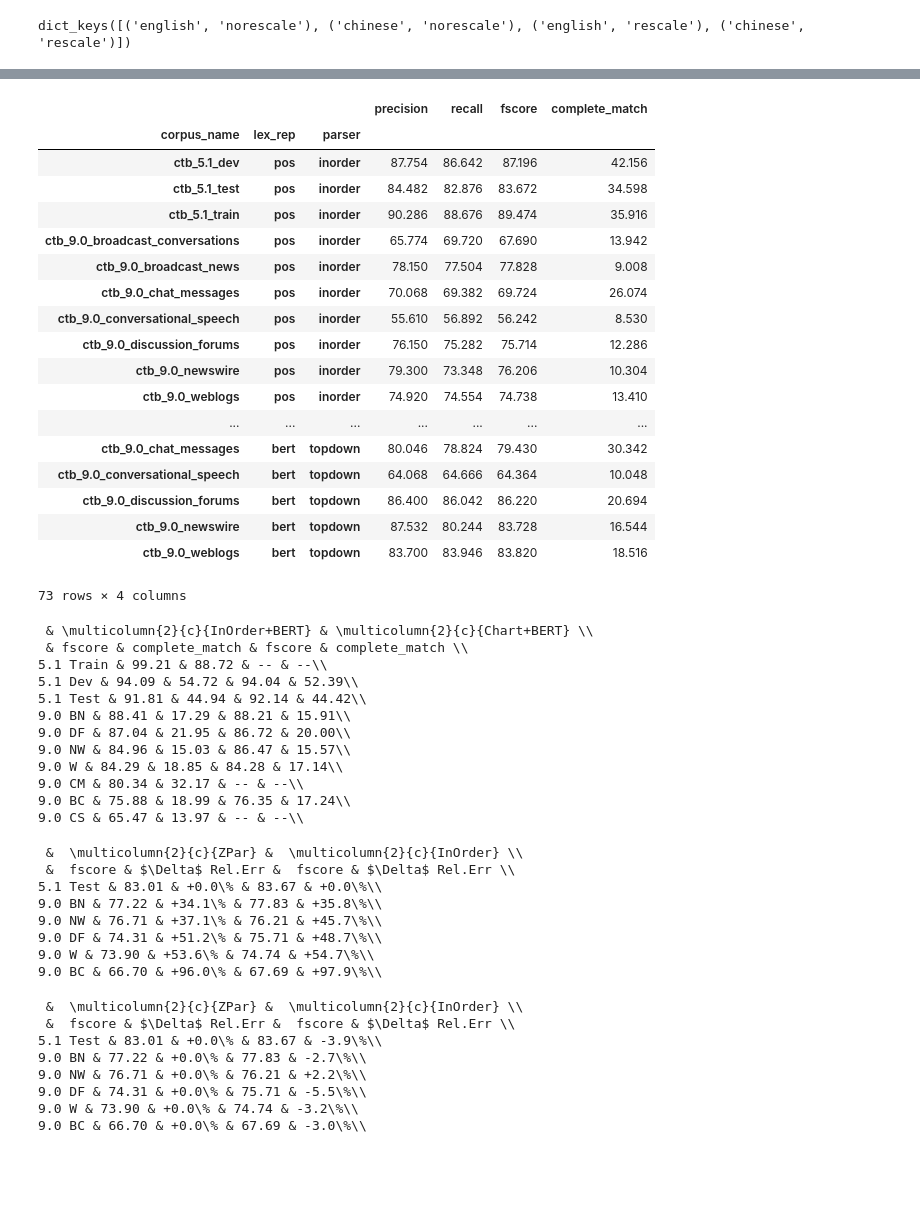
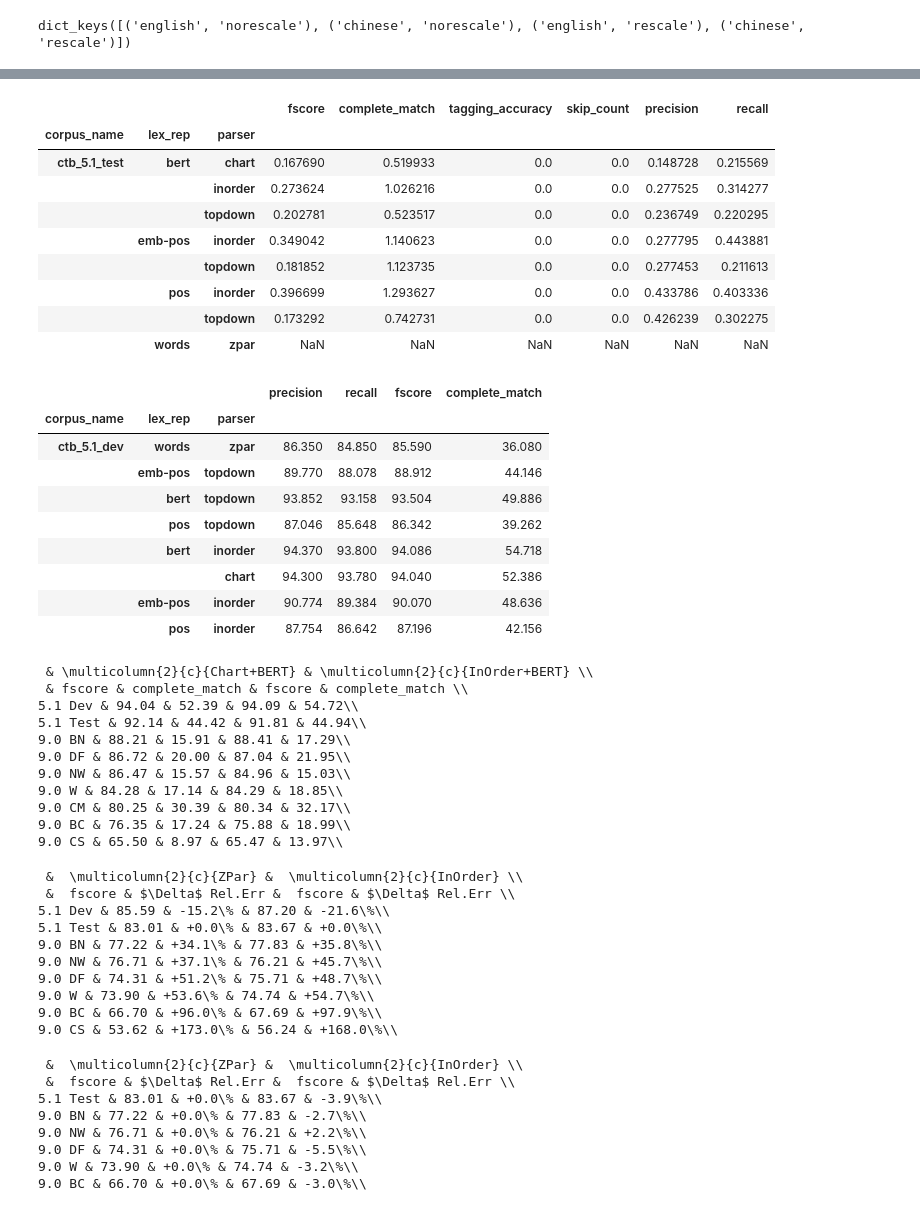
Before and after one commit to dpfried/parse-analysis, a Jupyter notebook: src/decode_analysis_chinese.ipynb, the cells around one changed output, grey strips where cells are left out. Saved outputs shown, nothing was run; the diff lists cells and outputs as text; code cells hidden in the pictures; blank space fills up the shorter version.

```diff
--- a/src/decode_analysis_chinese.ipynb
+++ b/src/decode_analysis_chinese.ipynb
@@ -170,3 +204,16 @@ grouped_decodes[-grouped_decodes['fscore'].isnull()][['fscore', 'complete_match'
+# %%
+grouped_decodes_std[grouped_decodes_std.index.get_level_values('corpus_name') == 'ctb_5.1_test']
+# %% [output]
+|  |  |  | fscore | complete_match | tagging_accuracy | skip_count | precision | recall |
+| corpus_name | lex_rep | parser |  |  |  |  |  |  |
+| ctb_5.1_test | bert | chart | 0.167690 | 0.519933 | 0.0 | 0.0 | 0.148728 | 0.215569 |
+|  |  | inorder | 0.273624 | 1.026216 | 0.0 | 0.0 | 0.277525 | 0.314277 |
+|  |  | topdown | 0.202781 | 0.523517 | 0.0 | 0.0 | 0.236749 | 0.220295 |
+|  | emb-pos | inorder | 0.349042 | 1.140623 | 0.0 | 0.0 | 0.277795 | 0.443881 |
+|  |  | topdown | 0.181852 | 1.123735 | 0.0 | 0.0 | 0.277453 | 0.211613 |
+|  | pos | inorder | 0.396699 | 1.293627 | 0.0 | 0.0 | 0.433786 | 0.403336 |
+|  |  | topdown | 0.173292 | 0.742731 | 0.0 | 0.0 | 0.426239 | 0.302275 |
+|  | words | zpar | NaN | NaN | NaN | NaN | NaN | NaN |
 # %%
 from collections import OrderedDict
 # %%
@@ -177,51 +224,41 @@ import decode_analysis
 reload(decode_analysis)
 from decode_analysis import print_rer, error_delta, print_stats
 # %%
-df = decode_analysis.error_delta(grouped_decodes, relative_to='ctb_5.1_test')
+df = decode_analysis.error_delta(grouped_decodes, relative_to='ctb_5.1_dev')
 # %%
-df[['precision', 'recall', 'fscore', 'complete_match']]
+df[df.index.get_level_values('corpus_name')=='ctb_5.1_dev'][['precision', 'recall', 'fscore', 'complete_match']]
 # %% [output]
 |  |  |  | precision | recall | fscore | complete_match |
 | corpus_name | lex_rep | parser |  |  |  |  |
-| ctb_5.1_dev | pos | inorder | 87.754 | 86.642 | 87.196 | 42.156 |
-| ctb_5.1_test | pos | inorder | 84.482 | 82.876 | 83.672 | 34.598 |
-| ctb_5.1_train | pos | inorder | 90.286 | 88.676 | 89.474 | 35.916 |
-| ctb_9.0_broadcast_conversations | pos | inorder | 65.774 | 69.720 | 67.690 | 13.942 |
-| ctb_9.0_broadcast_news | pos | inorder | 78.150 | 77.504 | 77.828 | 9.008 |
-| ctb_9.0_chat_messages | pos | inorder | 70.068 | 69.382 | 69.724 | 26.074 |
-| ctb_9.0_conversational_speech | pos | inorder | 55.610 | 56.892 | 56.242 | 8.530 |
-| ctb_9.0_discussion_forums | pos | inorder | 76.150 | 75.282 | 75.714 | 12.286 |
-| ctb_9.0_newswire | pos | inorder | 79.300 | 73.348 | 76.206 | 10.304 |
-| ctb_9.0_weblogs | pos | inorder | 74.920 | 74.554 | 74.738 | 13.410 |
-| ... | ... | ... | ... | ... | ... | ... |
-| ctb_9.0_chat_messages | bert | topdown | 80.046 | 78.824 | 79.430 | 30.342 |
-| ctb_9.0_conversational_speech | bert | topdown | 64.068 | 64.666 | 64.364 | 10.048 |
-| ctb_9.0_discussion_forums | bert | topdown | 86.400 | 86.042 | 86.220 | 20.694 |
-| ctb_9.0_newswire | bert | topdown | 87.532 | 80.244 | 83.728 | 16.544 |
-| ctb_9.0_weblogs | bert | topdown | 83.700 | 83.946 | 83.820 | 18.516 |
+| ctb_5.1_dev | words | zpar | 86.350 | 84.850 | 85.590 | 36.080 |
+|  | emb-pos | topdown | 89.770 | 88.078 | 88.912 | 44.146 |
+|  | bert | topdown | 93.852 | 93.158 | 93.504 | 49.886 |
+|  | pos | topdown | 87.046 | 85.648 | 86.342 | 39.262 |
+|  | bert | inorder | 94.370 | 93.800 | 94.086 | 54.718 |
+|  |  | chart | 94.300 | 93.780 | 94.040 | 52.386 |
+|  | emb-pos | inorder | 90.774 | 89.384 | 90.070 | 48.636 |
+|  | pos | inorder | 87.754 | 86.642 | 87.196 | 42.156 |
-73 rows × 4 columns
 # %%
 print_stats(grouped_decodes,
                           OrderedDict([
+                              ('Chart+BERT', ('chart', 'bert')),
                               ('InOrder+BERT', ('inorder', 'bert')),
-                              ('Chart+BERT', ('chart', 'bert')),
                           ]),
            )
 # %% [output]
- & \multicolumn{2}{c}{InOrder+BERT} & \multicolumn{2}{c}{Chart+BERT} \\
+ & \multicolumn{2}{c}{Chart+BERT} & \multicolumn{2}{c}{InOrder+BERT} \\
  & fscore & complete_match & fscore & complete_match \\
-5.1 Train & 99.21 & 88.72 & -- & --\\
-5.1 Dev & 94.09 & 54.72 & 94.04 & 52.39\\
-5.1 Test & 91.81 & 44.94 & 92.14 & 44.42\\
-9.0 BN & 88.41 & 17.29 & 88.21 & 15.91\\
-9.0 DF & 87.04 & 21.95 & 86.72 & 20.00\\
-9.0 NW & 84.96 & 15.03 & 86.47 & 15.57\\
-9.0 W & 84.29 & 18.85 & 84.28 & 17.14\\
-9.0 CM & 80.34 & 32.17 & -- & --\\
-9.0 BC & 75.88 & 18.99 & 76.35 & 17.24\\
-9.0 CS & 65.47 & 13.97 & -- & --\\
+5.1 Dev & 94.04 & 52.39 & 94.09 & 54.72\\
+5.1 Test & 92.14 & 44.42 & 91.81 & 44.94\\
+9.0 BN & 88.21 & 15.91 & 88.41 & 17.29\\
+9.0 DF & 86.72 & 20.00 & 87.04 & 21.95\\
+9.0 NW & 86.47 & 15.57 & 84.96 & 15.03\\
+9.0 W & 84.28 & 17.14 & 84.29 & 18.85\\
+9.0 CM & 80.25 & 30.39 & 80.34 & 32.17\\
+9.0 BC & 76.35 & 17.24 & 75.88 & 18.99\\
+9.0 CS & 65.50 & 8.97 & 65.47 & 13.97\\
 # %%
-decode_analysis.print_rer(df,
+decode_analysis.print_rer(decode_analysis.error_delta(grouped_decodes, relative_to='ctb_5.1_test'),
                           OrderedDict([
                               ('ZPar', ('zpar', 'words')),
                               ('InOrder', ('inorder', 'pos'))
@@ -231,12 +268,14 @@ decode_analysis.print_rer(df,
 # %% [output]
  &  \multicolumn{2}{c}{ZPar} &  \multicolumn{2}{c}{InOrder} \\
  &  fscore & $\Delta$ Rel.Err &  fscore & $\Delta$ Rel.Err \\
+5.1 Dev & 85.59 & -15.2\% & 87.20 & -21.6\%\\
 5.1 Test & 83.01 & +0.0\% & 83.67 & +0.0\%\\
 9.0 BN & 77.22 & +34.1\% & 77.83 & +35.8\%\\
 9.0 NW & 76.71 & +37.1\% & 76.21 & +45.7\%\\
 9.0 DF & 74.31 & +51.2\% & 75.71 & +48.7\%\\
 9.0 W & 73.90 & +53.6\% & 74.74 & +54.7\%\\
 9.0 BC & 66.70 & +96.0\% & 67.69 & +97.9\%\\
+9.0 CS & 53.62 & +173.0\% & 56.24 & +168.0\%\\
 # %%
 reload(decode_analysis)
 from decode_analysis import parser_relative_error_delta
```
Also changed, not shown: parts of 14 cells of this notebook, 10 other files.
